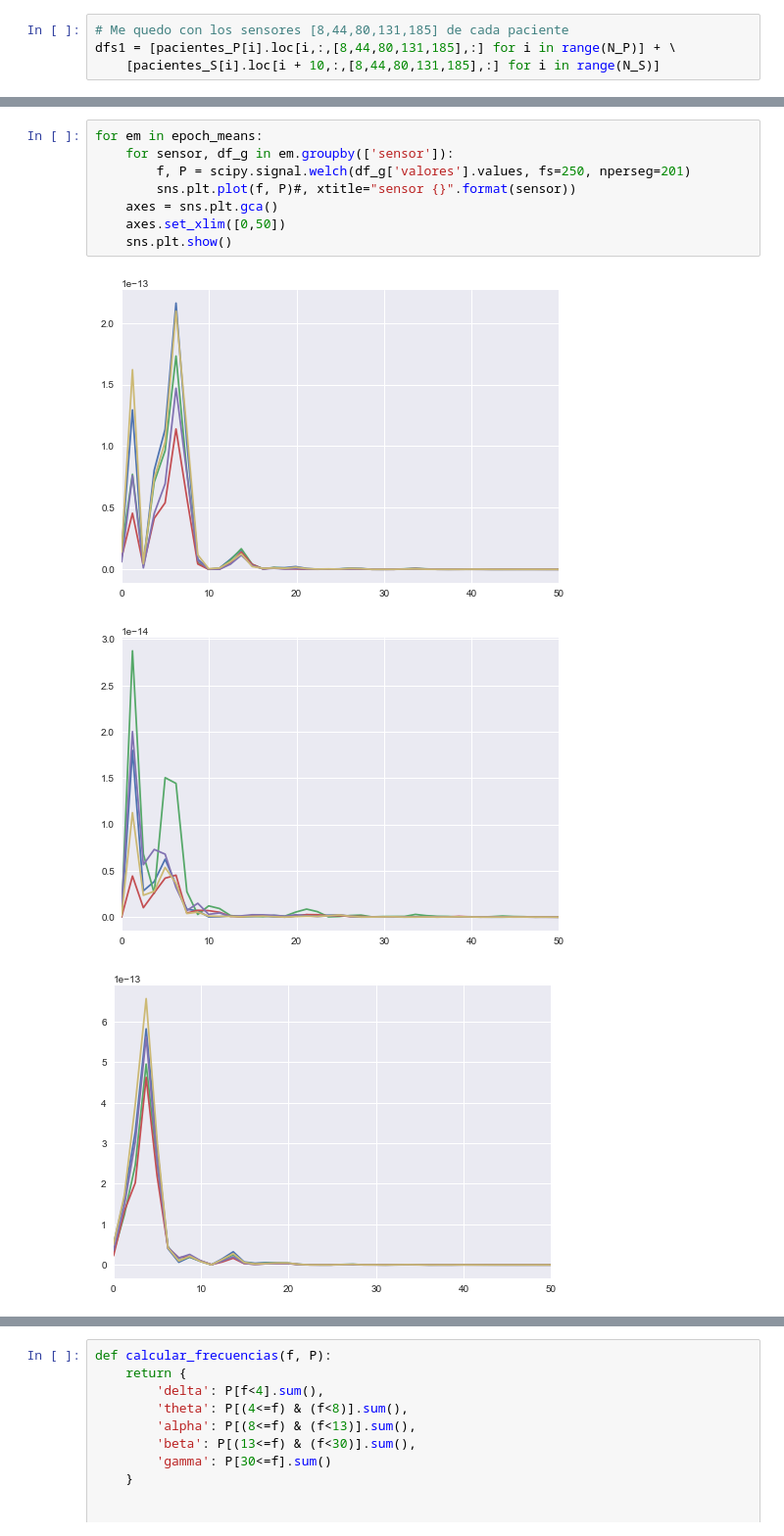
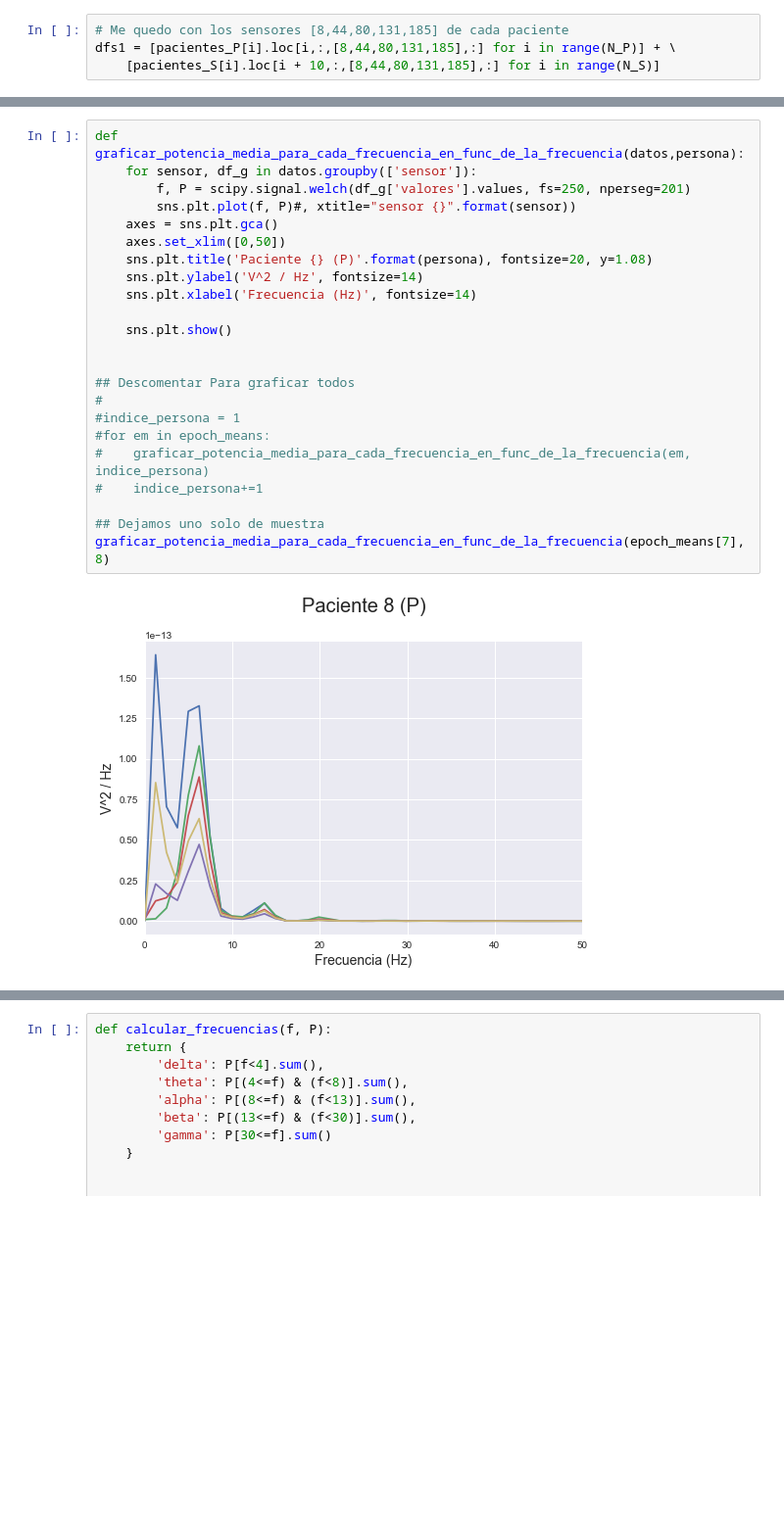
Before and after one commit to BrianBohe/DataScienceCourse, a Jupyter notebook: tp2/resolucion.ipynb, the cells around one changed output, grey strips where cells are left out. Shown at 98% size. Drawn from its saved outputs; the diff is of its cells as text; blank space fills up the shorter version.

```diff
--- a/tp2/resolucion.ipynb
+++ b/tp2/resolucion.ipynb
@@ -127,13 +139,26 @@ for sm in sensor_means:
 epoch_means = [df.groupby(['sensor', 'tiempo']).mean() for df in pacientes_P]
 # %%
-for em in epoch_means:
-    for sensor, df_g in em.groupby(['sensor']):
+def graficar_potencia_media_para_cada_frecuencia_en_func_de_la_frecuencia(datos,persona):
+    for sensor, df_g in datos.groupby(['sensor']):
         f, P = scipy.signal.welch(df_g['valores'].values, fs=250, nperseg=201)
         sns.plt.plot(f, P)#, xtitle="sensor {}".format(sensor))
     axes = sns.plt.gca()
     axes.set_xlim([0,50])
+    sns.plt.title('Paciente {} (P)'.format(persona), fontsize=20, y=1.08)
+    sns.plt.ylabel('V^2 / Hz', fontsize=14)
+    sns.plt.xlabel('Frecuencia (Hz)', fontsize=14)
+
     sns.plt.show()
+
+
+## Descomentar Para graficar todos
+#
+#indice_persona = 1
+#for em in epoch_means:
+#    graficar_potencia_media_para_cada_frecuencia_en_func_de_la_frecuencia(em, indice_persona)
+#    indice_persona+=1
+
+## Dejamos uno solo de muestra
+graficar_potencia_media_para_cada_frecuencia_en_func_de_la_frecuencia(epoch_means[7], 8)
 # %% [output]
-[figure, old version]
+[figure, new version]
-[figure, removed]
-[figure, removed]
```
Also changed, not shown: parts of 17 cells of this notebook.
